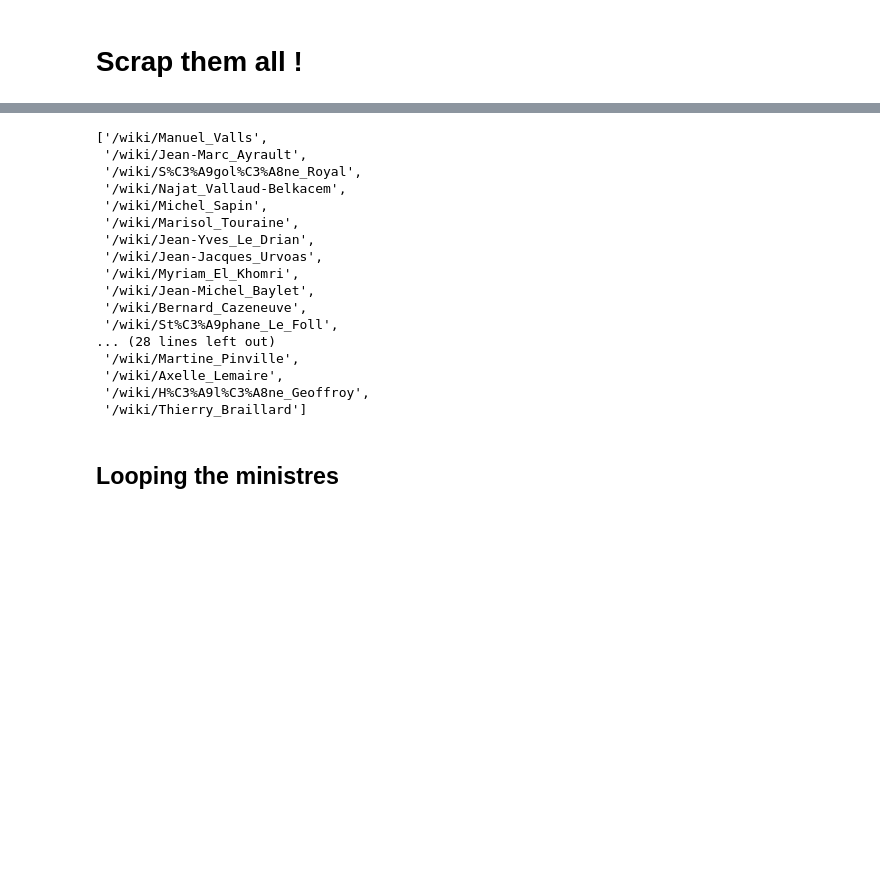
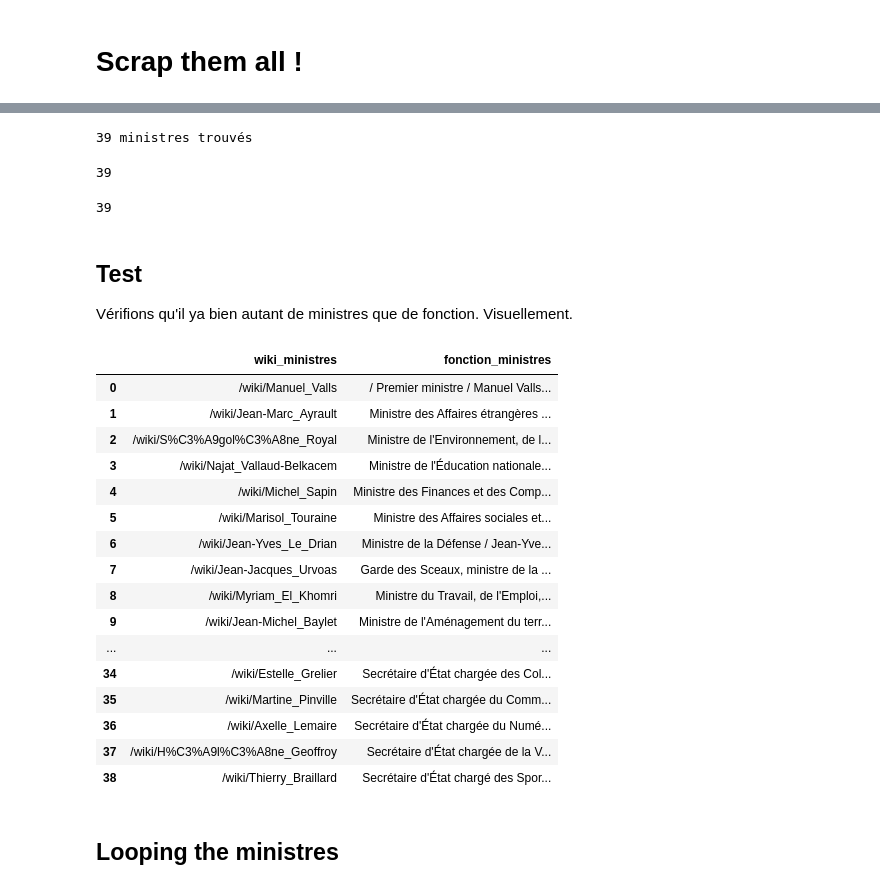
Before and after one commit to FloSugar/ScrapMyMinistres, a Jupyter notebook: ScrapMyMinistres.ipynb, the cells around one changed output, grey strips where cells are left out. Cells and saved outputs as stored; diff of their text form; code cells hidden in the pictures; blank space fills up the shorter version.

```diff
--- a/ScrapMyMinistres.ipynb
+++ b/ScrapMyMinistres.ipynb
@@ -8,18 +8,23 @@ from urllib import request, response
 # %%
 %qtconsole
 # %%
-def hasNumbers(inputString):
-     return any(char.isdigit() for char in inputString)
+def clean_ministres_fonctions(fonction_ministres):
+    fonction_ministres_clean =  [x for x in fonction_ministres if any([len(x) < 5, '[' not in x ])]
+    fonction_ministres_clean = '#'.join(fonction_ministres_clean).split('##')
+    fonction_ministres_clean = [x.replace('#', ' / ') for x in fonction_ministres_clean]
+
+    return fonction_ministres_clean
 
 def clean_ministres_wiki(wiki_ministre) :
     wiki_ministres_clean = [x for x in wiki_ministre if ('France' not in x) &
-                            ('jpg' not in x) & ('Fichier' not in x) & (len(x) <= 35) &
+                            ('jpg' not in x) & ('Fichier' not in x) & any(['(' in x or 'Conway' in x, len(x) <= 35]) &  # Philipe martin (homme politique, ...)
                             ('gauche' not in x) & ('Outre-' not in x) & ('Ville' not in (x)) &
                             ('Logement' not in x) & ('Budget' not in x)  & ('Walwari' not in x) &
-                            ('#cite' not in x)]
+                            ('#cite' not in x) & ('tiquette' not in x) & ('cologistes' not in x) & ('cologie' not in x)]
     print('%s ministres trouvés' % (len(wiki_ministres_clean)))
 
     return wiki_ministres_clean
+# le any(['(' in x or 'Conway' in x, len(x) <= 36]) sert à conserver certains wiki atypiques (Conway = très lon, Philippe Martin = (homme polituque..))
 
 def get_my_gouv(link_gouv):
     # Request
@@ -42,7 +47,8 @@ def get_my_gouv(link_gouv):
             n_ministres.append(n_min)
             n_min += 1
     wiki_ministres_clean = clean_ministres_wiki(wiki_ministres)
-    return (fonction_ministres, wiki_ministres_clean)
+    fonction_ministres_clean = clean_ministres_fonctions(fonction_ministres)
+    return (fonction_ministres_clean, wiki_ministres_clean)
 # %%
 dict_holland = {'holland_ayrault_1': "https://fr.wikipedia.org/wiki/Gouvernement_Jean-Marc_Ayrault_(1)",
                 'holland_ayrault_2': "https://fr.wikipedia.org/wiki/Gouvernement_Jean-Marc_Ayrault_(2)",
@@ -109,23 +69,45 @@ fonction_ministres_clean
-# %%
-wiki_ministres_clean
-# %% [output]
-['/wiki/Manuel_Valls',
- '/wiki/Jean-Marc_Ayrault',
- '/wiki/S%C3%A9gol%C3%A8ne_Royal',
- '/wiki/Najat_Vallaud-Belkacem',
- '/wiki/Michel_Sapin',
- '/wiki/Marisol_Touraine',
- '/wiki/Jean-Yves_Le_Drian',
- '/wiki/Jean-Jacques_Urvoas',
- '/wiki/Myriam_El_Khomri',
- '/wiki/Jean-Michel_Baylet',
- '/wiki/Bernard_Cazeneuve',
- '/wiki/St%C3%A9phane_Le_Foll',
-... (28 lines left out)
- '/wiki/Martine_Pinville',
- '/wiki/Axelle_Lemaire',
- '/wiki/H%C3%A9l%C3%A8ne_Geoffroy',
- '/wiki/Thierry_Braillard']
+# %%
+(fonction_ministres_clean, wiki_ministres_clean) = get_my_gouv("https://fr.wikipedia.org/wiki/Gouvernement_Manuel_Valls_(2)")
+# %% [output]
+39 ministres trouvés
+# %%
+len(fonction_ministres_clean)
+# %% [output]
+39
+# %%
+len(wiki_ministres_clean)
+# %% [output]
+39
+# %% [markdown]
+## Test
+Vérifions qu'il ya bien autant de ministres que de fonction. Visuellement.
+# %%
+pd.options.display.max_colwidth = 300
+df = pd.DataFrame()
+df['wiki_ministres'] = wiki_ministres_clean
+df1 = pd.DataFrame()
+df1['fonction_ministres'] = pd.Series(fonction_ministres_clean)
+
+df.merge(df1, left_index=True, right_index=True, how='outer')  # changer 'left' ou 'right' pour identifier un éventuel pb
+#df['fonctions_ministres'] = fonction_ministres_clean
+# %% [output]
+|  | wiki_ministres | fonction_ministres |
+| 0 | /wiki/Manuel_Valls | / Premier ministre / Manuel Valls... |
+| 1 | /wiki/Jean-Marc_Ayrault | Ministre des Affaires étrangères ... |
+| 2 | /wiki/S%C3%A9gol%C3%A8ne_Royal | Ministre de l'Environnement, de l... |
+| 3 | /wiki/Najat_Vallaud-Belkacem | Ministre de l'Éducation nationale... |
+| 4 | /wiki/Michel_Sapin | Ministre des Finances et des Comp... |
+| 5 | /wiki/Marisol_Touraine | Ministre des Affaires sociales et... |
+| 6 | /wiki/Jean-Yves_Le_Drian | Ministre de la Défense / Jean-Yve... |
+| 7 | /wiki/Jean-Jacques_Urvoas | Garde des Sceaux, ministre de la ... |
+| 8 | /wiki/Myriam_El_Khomri | Ministre du Travail, de l'Emploi,... |
+| 9 | /wiki/Jean-Michel_Baylet | Ministre de l'Aménagement du terr... |
+| ... | ... | ... |
+| 34 | /wiki/Estelle_Grelier | Secrétaire d'État chargée des Col... |
+| 35 | /wiki/Martine_Pinville | Secrétaire d'État chargée du Comm... |
+| 36 | /wiki/Axelle_Lemaire | Secrétaire d'État chargée du Numé... |
+| 37 | /wiki/H%C3%A9l%C3%A8ne_Geoffroy | Secrétaire d'État chargée de la V... |
+| 38 | /wiki/Thierry_Braillard | Secrétaire d'État chargé des Spor... |
 # %% [markdown]
 ## Looping the ministres
 # %%
```
Also changed, not shown: parts of 5 cells of this notebook.
